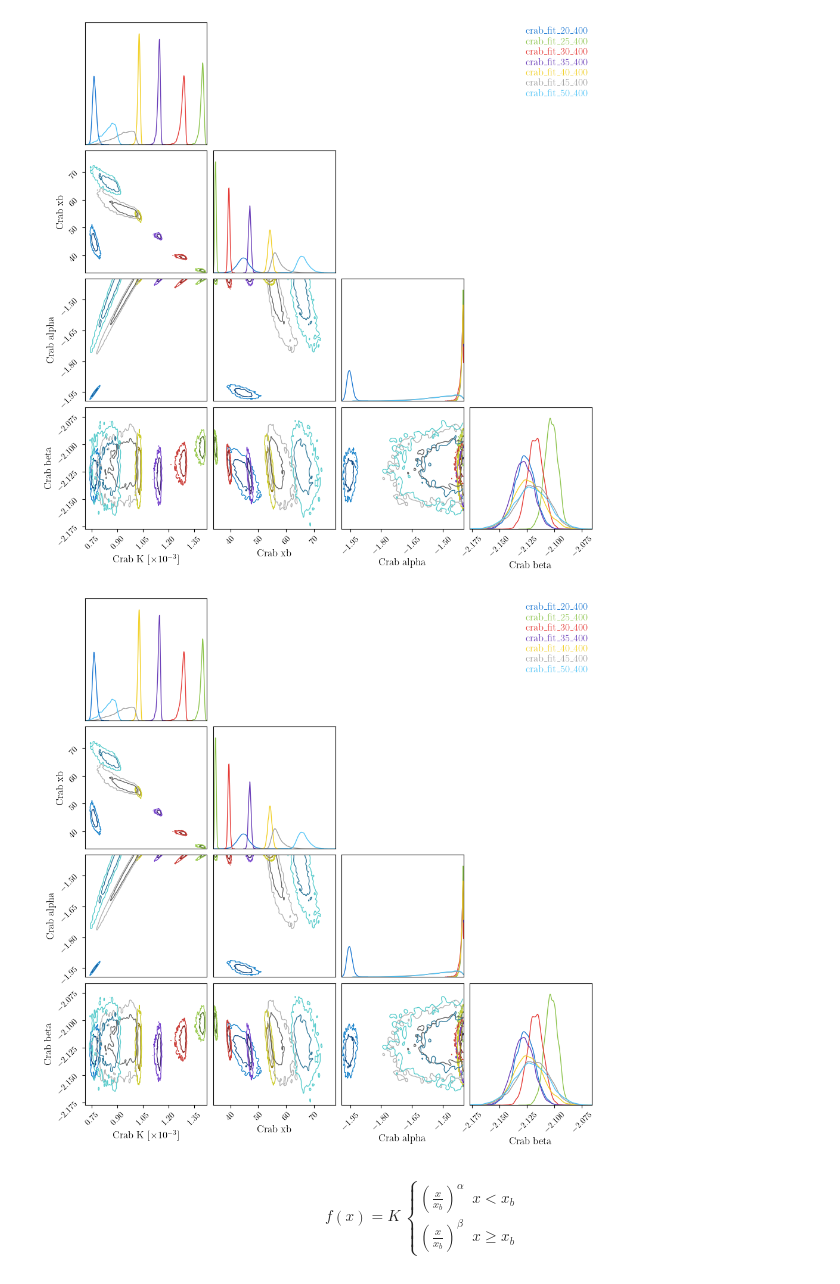
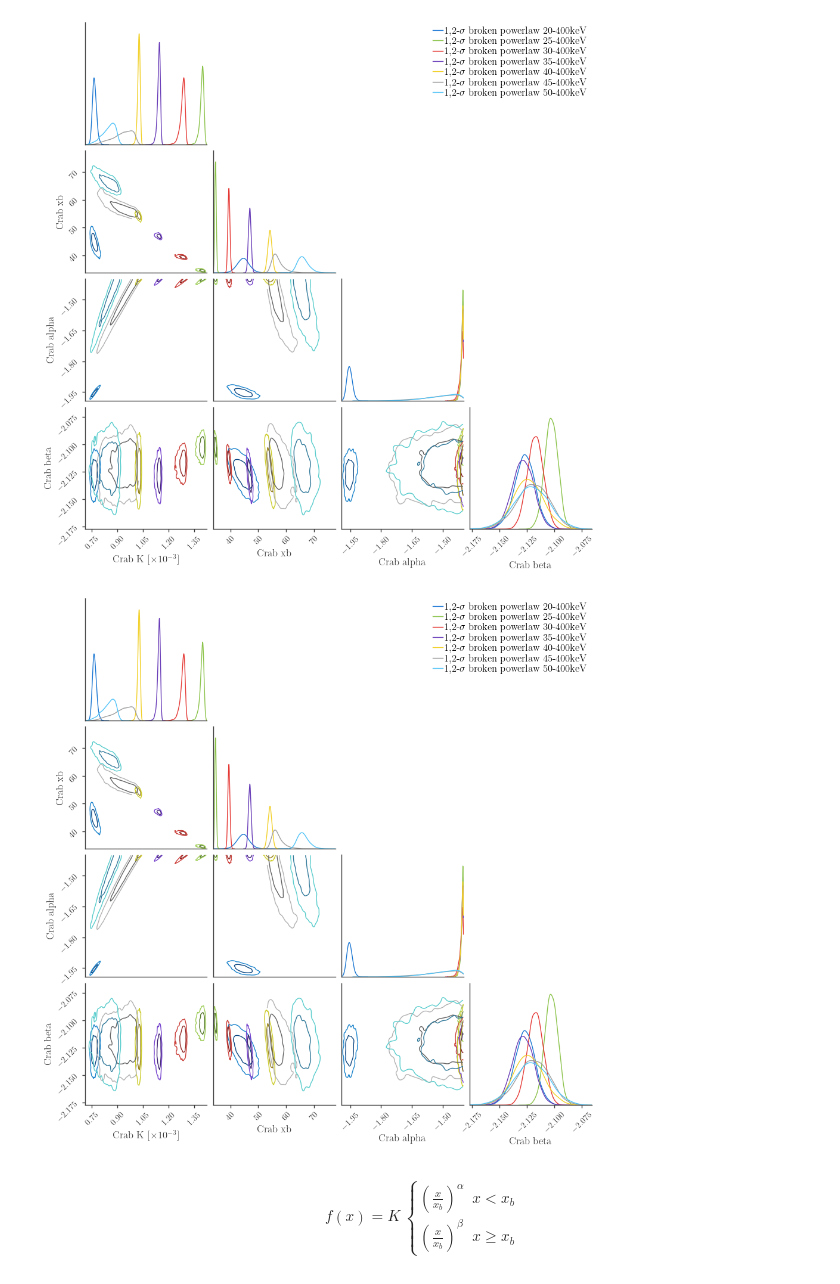
Before and after one commit to timmguthle/INTEGRAL-SPI, a Jupyter notebook: main_files/crab_19/low_energy_fit.ipynb, the cells around one changed output. Drawn from its saved outputs; the diff is of its cells as text; code cells hidden in the pictures.

```diff
--- a/main_files/crab_19/low_energy_fit.ipynb
+++ b/main_files/crab_19/low_energy_fit.ipynb
@@ -10,5 +10,5 @@ import matplotlib
 import crab_fits
 
 from chainconsumer import ChainConsumer
-matplotlib.rcParams.update(matplotlib.rcParamsDefault)
+# matplotlib.rcParams.update(matplotlib.rcParamsDefault)
 # %% [output]
@@ -35,10 +35,10 @@ Using the irfs that are valid between 09/02/19 09:59:57 and 10/05/27 12:45:00 (Y
 Using the irfs that are valid between 10/05/27 12:45:00 and present (YY/MM/DD HH:MM:SS)
 # %%
 base_path = "/home/tguethle/Documents/spi/Master_Thesis/"
-# config_2003 = crab_fits.config_low_e_break_2003[:3] + crab_fits.config_low_e_break_2003_additional[0:1] + crab_fits.config_low_e_break_2003[3:4] + crab_fits.config_low_e_break_2003_additional[1:]
+config_2003 = crab_fits.config_low_e_break_2003[:3] + crab_fits.config_low_e_break_2003_additional[0:1] + crab_fits.config_low_e_break_2003[3:4] + crab_fits.config_low_e_break_2003_additional[1:]
 config_2017 = crab_fits.config_low_e_break_2017[:3] + crab_fits.config_low_e_break_2017_additional[0:1] + crab_fits.config_low_e_break_2017[3:4] + crab_fits.config_low_e_break_2017_additional[1:]
 
-config_2003 = crab_fits.config_low_e_break_2003_no_bound
+# config_2003 = crab_fits.config_low_e_break_2003_no_bound
 # config_2017 = crab_fits.config_low_e_break_2017_no_bound
 
 # Testing
@@ -90,13 +93,21 @@ params.extend(["$z$"])
 cc_2003 = ChainConsumer()
 cc_2017 = ChainConsumer()
 
+
 for n,fit in enumerate(fits_2003[1:]):
     # params = crab_fits.config_low_e_break_2003[n]["p"]
     # params.extend(["$z$"])
-    cc_2003.add_chain(np.loadtxt(fit+"/chain.dat"), parameters=params, name=fit.split("/")[-1])
+    name = f"1,2-$\sigma$ broken powerlaw {fit.split('_')[-2]}-{fit.split('_')[-1]}keV"
+    cc_2003.add_chain(np.loadtxt(fit+"/chain.dat"), parameters=params, name=name)
 
 
 for n,fit in enumerate(fits_2017[0:]):
     # params = crab_fits.config_low_e_break_2003[n]["p"]
     # params.extend(["$z$"])
-    cc_2017.add_chain(np.loadtxt(fit+"/chain.dat"), parameters=params, name=fit.split("/")[-1])
+    name = f"1,2-$\sigma$ broken powerlaw {fit.split('_')[-2]}-{fit.split('_')[-1]}keV"
+
+    cc_2017.add_chain(np.loadtxt(fit+"/chain.dat"), parameters=params, name=name)
+
+
+cc_2003.configure(sigmas=[0,1,2], bins=20, kde=False, legend_artists=True, legend_color_text=False)
+cc_2017.configure(sigmas=[0,1,2], bins=20, kde=False, legend_artists=True, legend_color_text=False)
@@ -108,7 +121,7 @@ cc_2003.plotter.plot(figsize="PAGE", parameters=["Crab K","Crab xb", "Crab alpha
 # %%
-cc_2017.plotter.plot(figsize="PAGE", parameters=["Crab K","Crab xb", "Crab alpha", "Crab beta"], legend=True)
+cc_2017.plotter.plot(figsize="PAGE", parameters=["Crab K","Crab xb", "Crab alpha", "Crab beta"], legend=True, filename="crab_2017_low_e_chains.pdf")
 # %% [output]
-[figure, old version]
+[figure, new version]
-[figure, old version]
+[figure, new version]
 # %% [markdown]
 $$f(x)= K~\begin{cases}\left( \frac{x}{x_{b}} \right)^{\alpha} & x < x_{b} \\ \left( \frac{x}{x_{b}} \right)^{\beta} & x \ge x_{b} \end{cases}$$
```
Also changed, not shown: parts of 6 cells of this notebook, 31 other files.
